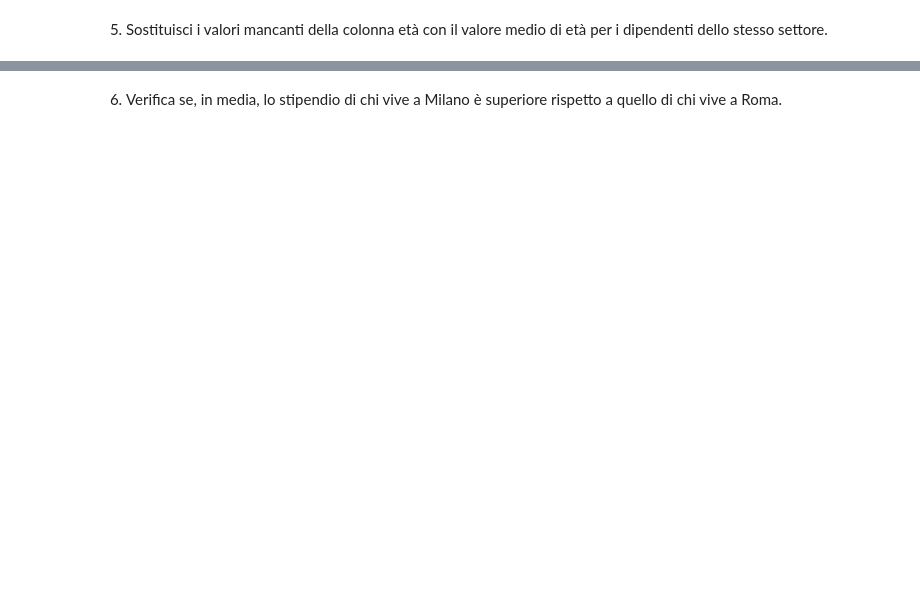
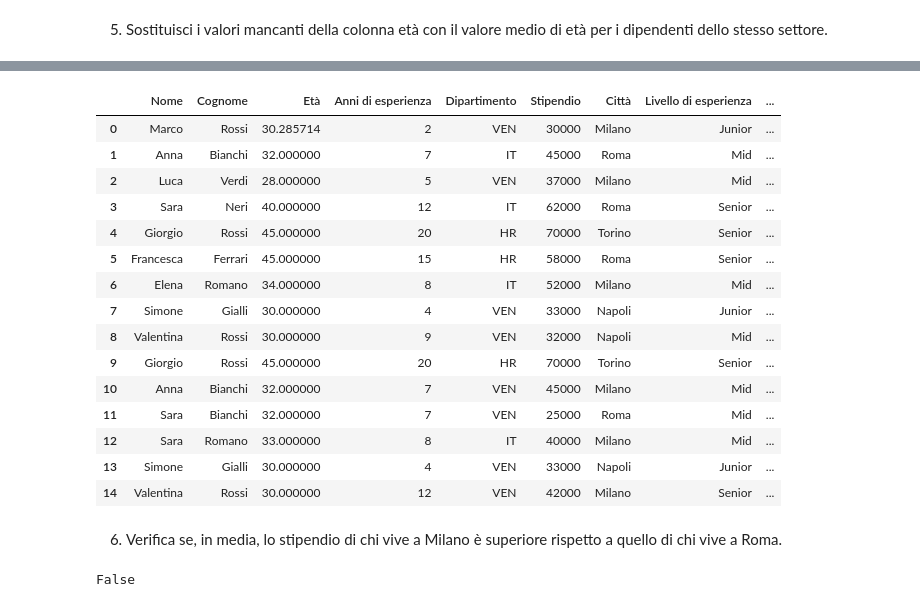
Before and after one commit to leonardonels/Colab-python, a Jupyter notebook: 4_Esercizio_in_aula.ipynb, the cells around one changed output, grey strips where cells are left out. Cells and saved outputs as stored; diff of their text form; code cells hidden in the pictures; blank space fills up the shorter version.

```diff
--- a/4_Esercizio_in_aula.ipynb
+++ b/4_Esercizio_in_aula.ipynb
@@ -153,2 +150,31 @@ KeyError: ''
+# %%
+df['Età'] = df.groupby('Dipartimento')['Età'].transform(lambda x: x.fillna(x.mean()))
+df
+# %% [output]
+|  | Nome | Cognome | Età | Anni di esperienza | Dipartimento | Stipendio | Città | Livello di esperienza | ... |
+| 0 | Marco | Rossi | 30.285714 | 2 | VEN | 30000 | Milano | Junior | ... |
+| 1 | Anna | Bianchi | 32.000000 | 7 | IT | 45000 | Roma | Mid | ... |
+| 2 | Luca | Verdi | 28.000000 | 5 | VEN | 37000 | Milano | Mid | ... |
+| 3 | Sara | Neri | 40.000000 | 12 | IT | 62000 | Roma | Senior | ... |
+| 4 | Giorgio | Rossi | 45.000000 | 20 | HR | 70000 | Torino | Senior | ... |
+| 5 | Francesca | Ferrari | 45.000000 | 15 | HR | 58000 | Roma | Senior | ... |
+| 6 | Elena | Romano | 34.000000 | 8 | IT | 52000 | Milano | Mid | ... |
+| 7 | Simone | Gialli | 30.000000 | 4 | VEN | 33000 | Napoli | Junior | ... |
+| 8 | Valentina | Rossi | 30.000000 | 9 | VEN | 32000 | Napoli | Mid | ... |
+| 9 | Giorgio | Rossi | 45.000000 | 20 | HR | 70000 | Torino | Senior | ... |
+| 10 | Anna | Bianchi | 32.000000 | 7 | VEN | 45000 | Milano | Mid | ... |
+| 11 | Sara | Bianchi | 32.000000 | 7 | VEN | 25000 | Roma | Mid | ... |
+| 12 | Sara | Romano | 33.000000 | 8 | IT | 40000 | Milano | Mid | ... |
+| 13 | Simone | Gialli | 30.000000 | 4 | VEN | 33000 | Napoli | Junior | ... |
+| 14 | Valentina | Rossi | 30.000000 | 12 | VEN | 42000 | Milano | Senior | ... |
 # %% [markdown]
 6. Verifica se, in media, lo stipendio di chi vive a Milano è superiore rispetto a quello di chi vive a Roma.
+# %%
+Roma=df[df['Città']=='Roma']['Stipendio'].mean()
+Milano=df[df['Città']=='Milano']['Stipendio'].mean()
+if(Roma<Milano):
+  print(True)
+else:
+  print(False)
+# %% [output]
+False
```
Also changed, not shown: parts of 5 cells of this notebook.
